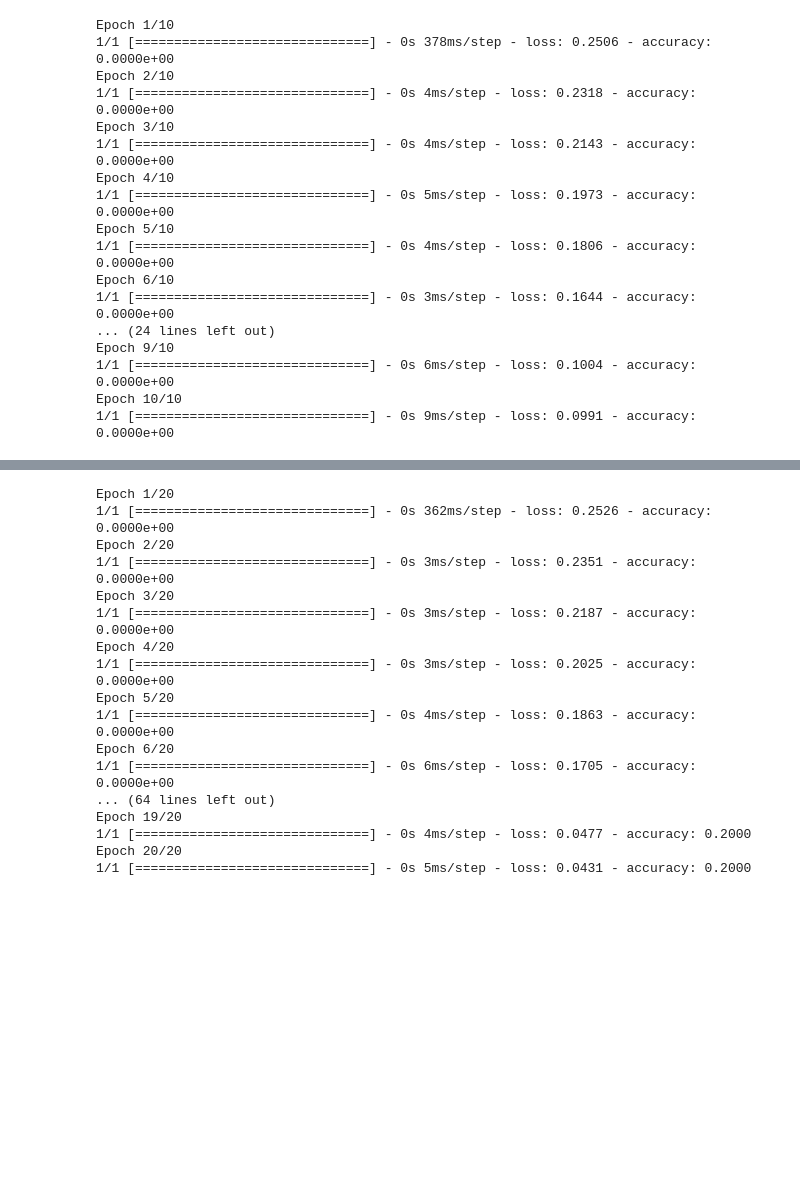
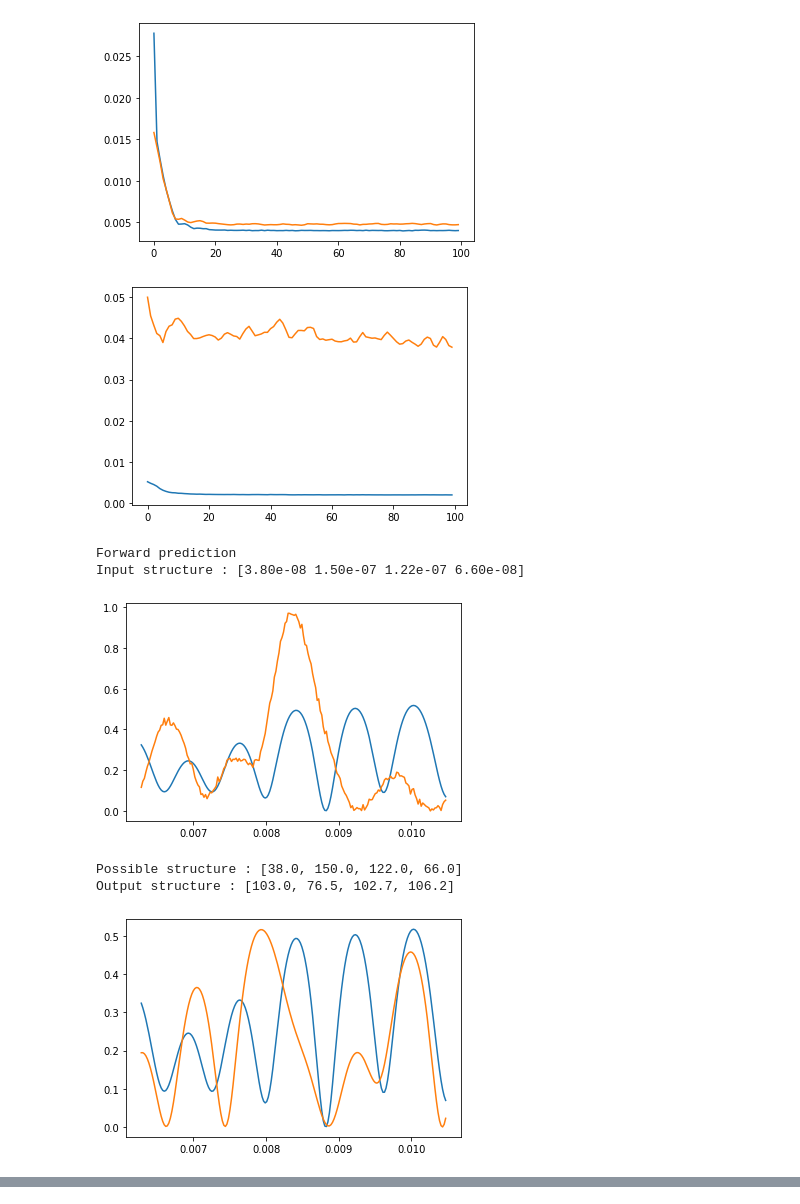
Before and after one commit to Thessal/inverse_design, a Jupyter notebook: dev.ipynb, the cells around one changed output, grey strips where cells are left out. Cells and saved outputs as stored; diff of their text form; code cells hidden in the pictures; blank space fills up the shorter version.

Commit message:
Model bugfix, Normalization bugfix, Cleanup

```diff
--- a/dev.ipynb
+++ b/dev.ipynb
@@ -1,34 +18,27 @@
 # %%
-import inverse_design
-
 config = {
-    "simulation_count" : 50,
-    "layer_count" : 20,
+    "simulation_count" : 1000,
+    "layer_count" : 4,
     "spectral_range" : (0.15,0.25),
     "spectral_resolution" : 200,
     "n1":1.4,
     "n2":2.1,
     "d_min":10e-9,
     "d_max":150e-9
 }
 df = inverse_design.calculate_spectrum_all(config)
-
 df = inverse_design.filter_similar_spectrum(config, df, thres_ratio = 0.1, plot=False)
+inv = inverse_design.inverse_model(config)
+inv.train(df, train_epochs=100)
+inv.show_history()
+inv.test(df)
+inv.save_model("test")
 # %% [output]
+[figure, added]
+[figure, added]
-Epoch 1/10
-1/1 [==============================] - 0s 378ms/step - loss: 0.2506 - accuracy: 0.0000e+00
-Epoch 2/10
-1/1 [==============================] - 0s 4ms/step - loss: 0.2318 - accuracy: 0.0000e+00
-Epoch 3/10
-1/1 [==============================] - 0s 4ms/step - loss: 0.2143 - accuracy: 0.0000e+00
-Epoch 4/10
-1/1 [==============================] - 0s 5ms/step - loss: 0.1973 - accuracy: 0.0000e+00
-Epoch 5/10
-1/1 [==============================] - 0s 4ms/step - loss: 0.1806 - accuracy: 0.0000e+00
-Epoch 6/10
-1/1 [==============================] - 0s 3ms/step - loss: 0.1644 - accuracy: 0.0000e+00
-... (24 lines left out)
-Epoch 9/10
-1/1 [==============================] - 0s 6ms/step - loss: 0.1004 - accuracy: 0.0000e+00
-Epoch 10/10
-1/1 [==============================] - 0s 9ms/step - loss: 0.0991 - accuracy: 0.0000e+00
+Forward prediction
+Input structure : [3.80e-08 1.50e-07 1.22e-07 6.60e-08]
+[figure, added]
+Possible structure : [38.0, 150.0, 122.0, 66.0]
+Output structure : [103.0, 76.5, 102.7, 106.2]
+[figure, added]
@@ -35,21 +47,0 @@ Epoch 10/10
-# %%
-inv = inverse_design.inverse_model(config)
-inv.train(df, train_epochs=20)
-# %% [output]
-Epoch 1/20
-1/1 [==============================] - 0s 362ms/step - loss: 0.2526 - accuracy: 0.0000e+00
-Epoch 2/20
-1/1 [==============================] - 0s 3ms/step - loss: 0.2351 - accuracy: 0.0000e+00
-Epoch 3/20
-1/1 [==============================] - 0s 3ms/step - loss: 0.2187 - accuracy: 0.0000e+00
-Epoch 4/20
-1/1 [==============================] - 0s 3ms/step - loss: 0.2025 - accuracy: 0.0000e+00
-Epoch 5/20
-1/1 [==============================] - 0s 4ms/step - loss: 0.1863 - accuracy: 0.0000e+00
-Epoch 6/20
-1/1 [==============================] - 0s 6ms/step - loss: 0.1705 - accuracy: 0.0000e+00
-... (64 lines left out)
-Epoch 19/20
-1/1 [==============================] - 0s 4ms/step - loss: 0.0477 - accuracy: 0.2000
-Epoch 20/20
-1/1 [==============================] - 0s 5ms/step - loss: 0.0431 - accuracy: 0.2000
```
Also changed, not shown: parts of 19 cells of this notebook, 1 other file.
